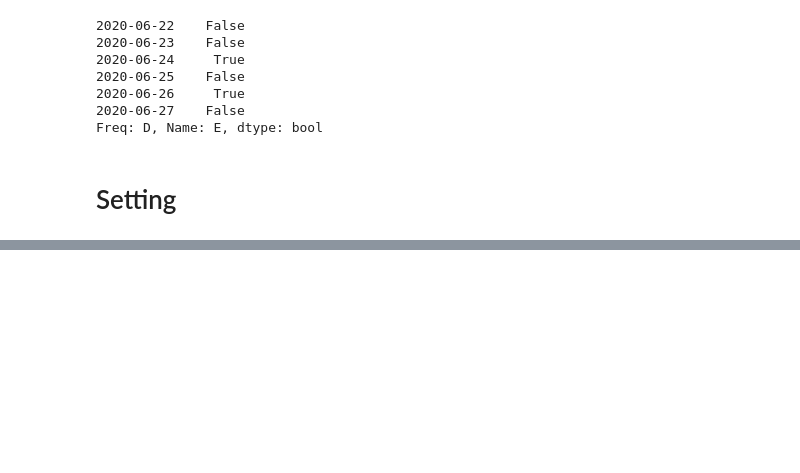
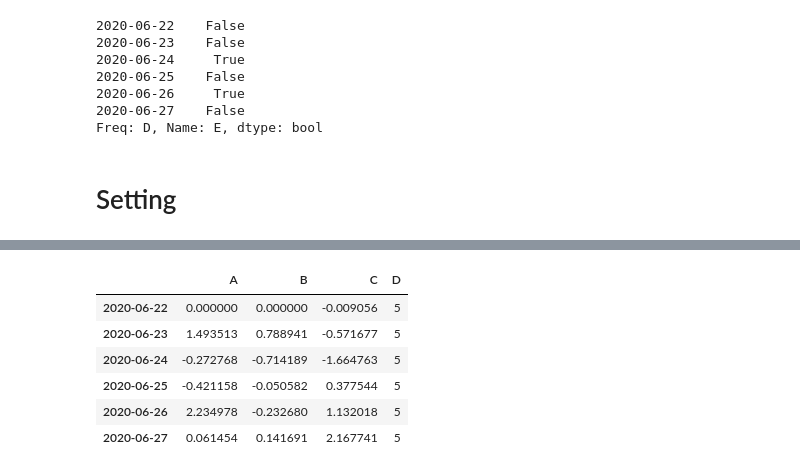
Before and after one commit to KIMS-Github/TIL_, a Jupyter notebook: pandas_10min_practice/pandas_practice_001.ipynb, the cells around one changed output, grey strips where cells are left out. Cells and saved outputs as stored; diff of their text form; code cells hidden in the pictures; blank space fills up the shorter version.

```diff
--- a/pandas_10min_practice/pandas_practice_001.ipynb
+++ b/pandas_10min_practice/pandas_practice_001.ipynb
@@ -280,0 +300,11 @@ Freq: D, Name: E, dtype: bool
+# %%
+df.iat[0, 1] = 0
+df
+# %% [output]
+|  | A | B | C | D |
+| 2020-06-22 | 0.000000 | 0.000000 | -0.009056 | 5 |
+| 2020-06-23 | 1.493513 | 0.788941 | -0.571677 | 5 |
+| 2020-06-24 | -0.272768 | -0.714189 | -1.664763 | 5 |
+| 2020-06-25 | -0.421158 | -0.050582 | 0.377544 | 5 |
+| 2020-06-26 | 2.234978 | -0.232680 | 1.132018 | 5 |
+| 2020-06-27 | 0.061454 | 0.141691 | 2.167741 | 5 |
```
Also changed, not shown: parts of 32 cells of this notebook.
